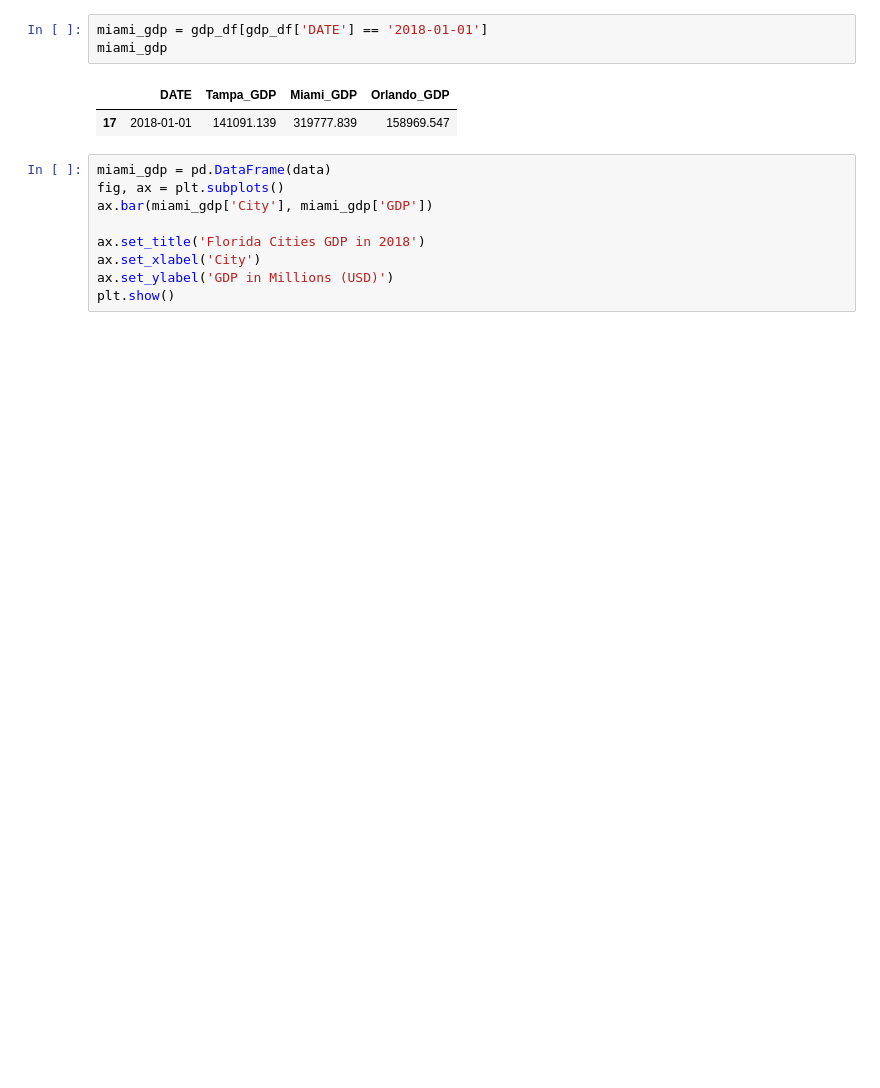
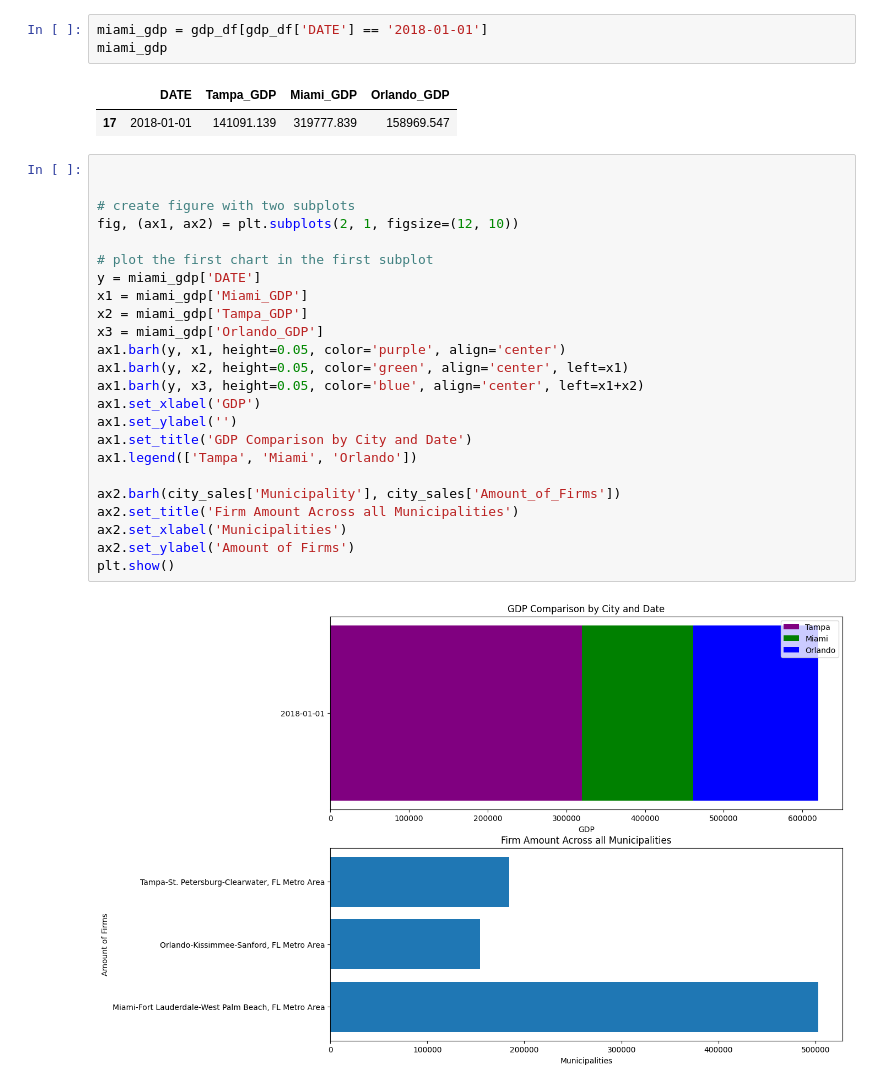
Before and after one commit to nick-fenech7204/Florida-Firms-Report, a Jupyter notebook: assessment_8/nf_visuals.ipynb, the cells around one changed output. Saved outputs shown, nothing was run; the diff lists cells and outputs as text; blank space fills up the shorter version.

```diff
--- a/assessment_8/nf_visuals.ipynb
+++ b/assessment_8/nf_visuals.ipynb
@@ -55,13 +73,30 @@ miami_gdp
 # %% [output]
 |  | DATE | Tampa_GDP | Miami_GDP | Orlando_GDP |
 | 17 | 2018-01-01 | 141091.139 | 319777.839 | 158969.547 |
-# %%
-miami_gdp = pd.DataFrame(data)
-fig, ax = plt.subplots()
-ax.bar(miami_gdp['City'], miami_gdp['GDP'])
-
-ax.set_title('Florida Cities GDP in 2018')
-ax.set_xlabel('City')
-ax.set_ylabel('GDP in Millions (USD)')
-plt.show()
+# %%
+
+
+# create figure with two subplots
+fig, (ax1, ax2) = plt.subplots(2, 1, figsize=(12, 10))
+
+# plot the first chart in the first subplot
+y = miami_gdp['DATE']
+x1 = miami_gdp['Miami_GDP']
+x2 = miami_gdp['Tampa_GDP']
+x3 = miami_gdp['Orlando_GDP']
+ax1.barh(y, x1, height=0.05, color='purple', align='center')
+ax1.barh(y, x2, height=0.05, color='green', align='center', left=x1)
+ax1.barh(y, x3, height=0.05, color='blue', align='center', left=x1+x2)
+ax1.set_xlabel('GDP')
+ax1.set_ylabel('')
+ax1.set_title('GDP Comparison by City and Date')
+ax1.legend(['Tampa', 'Miami', 'Orlando'])
+
+ax2.barh(city_sales['Municipality'], city_sales['Amount_of_Firms'])
+ax2.set_title('Firm Amount Across all Municipalities')
+ax2.set_xlabel('Municipalities')
+ax2.set_ylabel('Amount of Firms')
+plt.show()
+# %% [output]
+[figure, added]
 # %%
```
Also changed, not shown: parts of 5 cells of this notebook.
